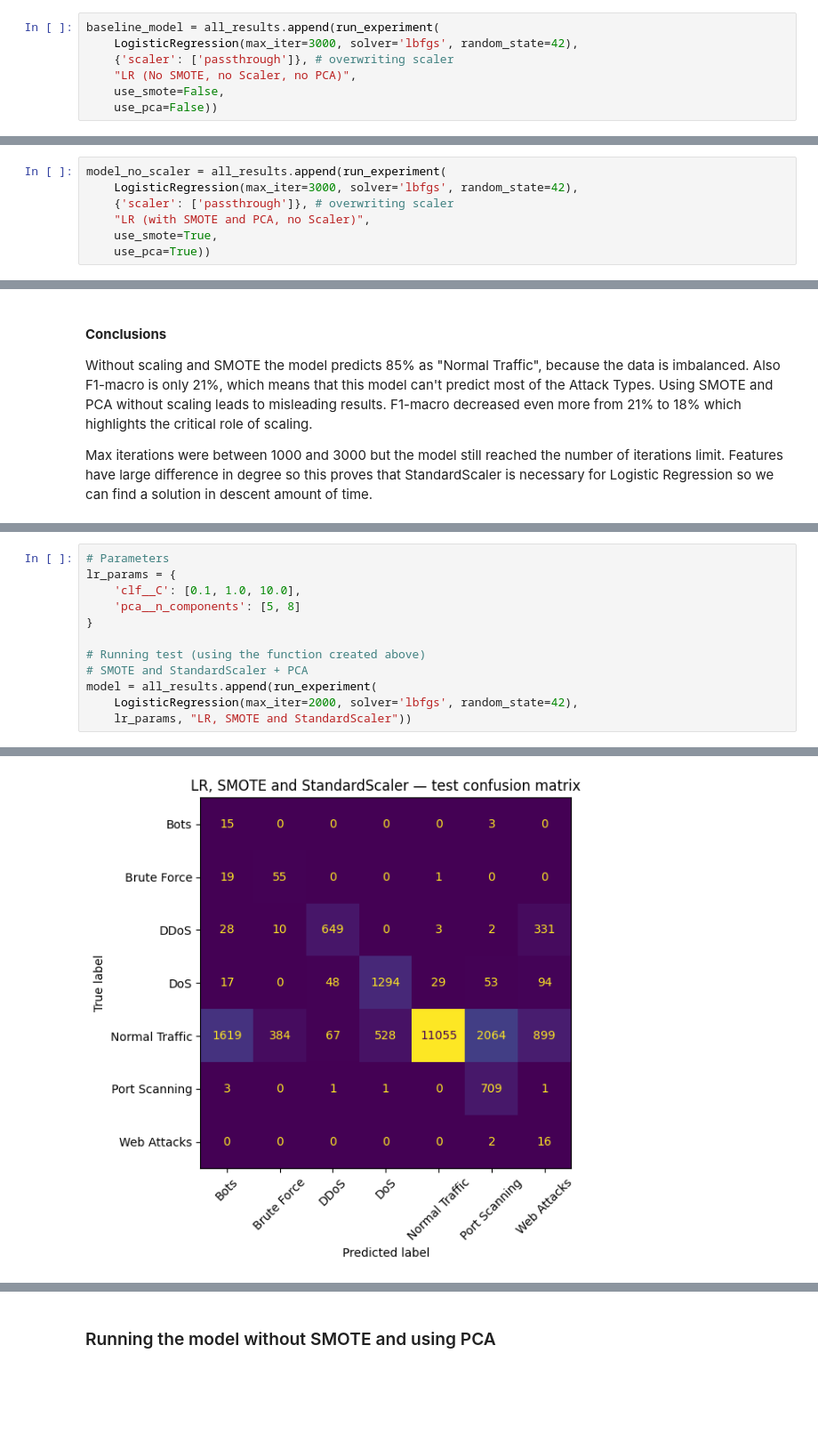
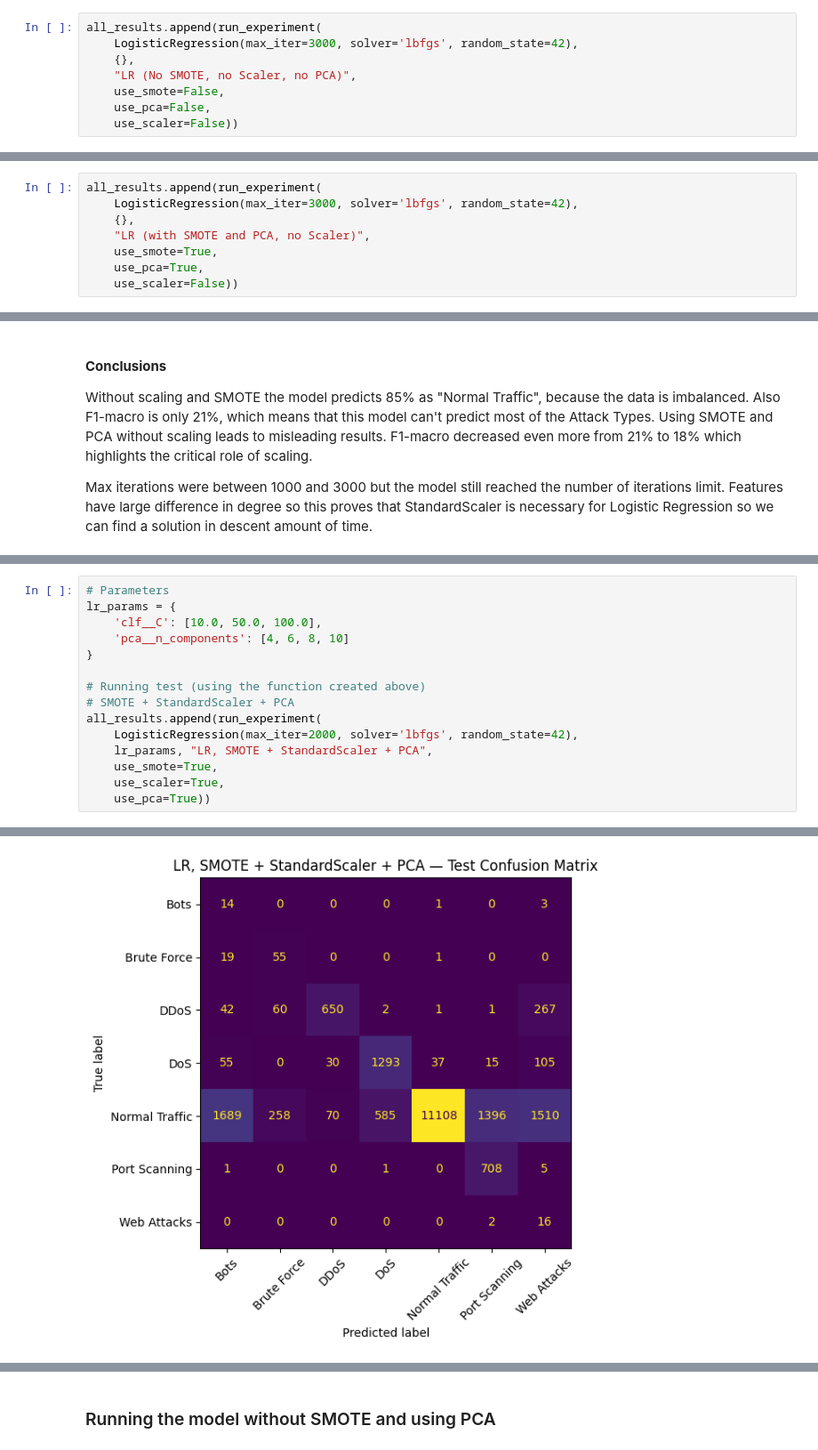
Before and after one commit to LottaSofiaK/AppliedMachineLearningGroup22, a Jupyter notebook: Jenna_LR.ipynb, the cells around one changed output, grey strips where cells are left out. Shown at 89% size. Cells and saved outputs as stored; diff of their text form; blank space fills up the shorter version.

```diff
--- a/Jenna_LR.ipynb
+++ b/Jenna_LR.ipynb
@@ -176,8 +305,9 @@ def run_experiment_minmax(clf, param_grid, label, use_smote=True, use_pca=True):
 # %%
-baseline_model = all_results.append(run_experiment(
+all_results.append(run_experiment(
     LogisticRegression(max_iter=3000, solver='lbfgs', random_state=42),
-    {'scaler': ['passthrough']}, # overwriting scaler
+    {},
     "LR (No SMOTE, no Scaler, no PCA)",
     use_smote=False,
-    use_pca=False))
+    use_pca=False,
+    use_scaler=False))
 # %% [output]
@@ -211,10 +341,11 @@ Normal Traffic      0.854     0.998     0.921     16616
 # %% [markdown]
 ### Running the model without scaler using SMOTE and PCA
 # %%
-model_no_scaler = all_results.append(run_experiment(
+all_results.append(run_experiment(
     LogisticRegression(max_iter=3000, solver='lbfgs', random_state=42),
-    {'scaler': ['passthrough']}, # overwriting scaler
+    {},
     "LR (with SMOTE and PCA, no Scaler)",
     use_smote=True,
-    use_pca=True))
+    use_pca=True,
+    use_scaler=False))
 # %% [output]
@@ -256,13 +387,16 @@ Max iterations were between 1000 and 3000 but the model still reached the number
 # %%
 # Parameters
 lr_params = {
-    'clf__C': [0.1, 1.0, 10.0],
-    'pca__n_components': [5, 8]
+    'clf__C': [10.0, 50.0, 100.0],
+    'pca__n_components': [4, 6, 8, 10]
 }
 
 # Running test (using the function created above)
-# SMOTE and StandardScaler + PCA
-model = all_results.append(run_experiment(
+# SMOTE + StandardScaler + PCA
+all_results.append(run_experiment(
     LogisticRegression(max_iter=2000, solver='lbfgs', random_state=42),
-    lr_params, "LR, SMOTE and StandardScaler"))
+    lr_params, "LR, SMOTE + StandardScaler + PCA",
+    use_smote=True,
+    use_scaler=True,
+    use_pca=True))
 # %% [output]
@@ -270 +404 @@ Fitting 5 folds for each of 6 candidates, totalling 30 fits
-[figure, old version]
+[figure, new version]
```
Also changed, not shown: parts of 18 cells of this notebook.
